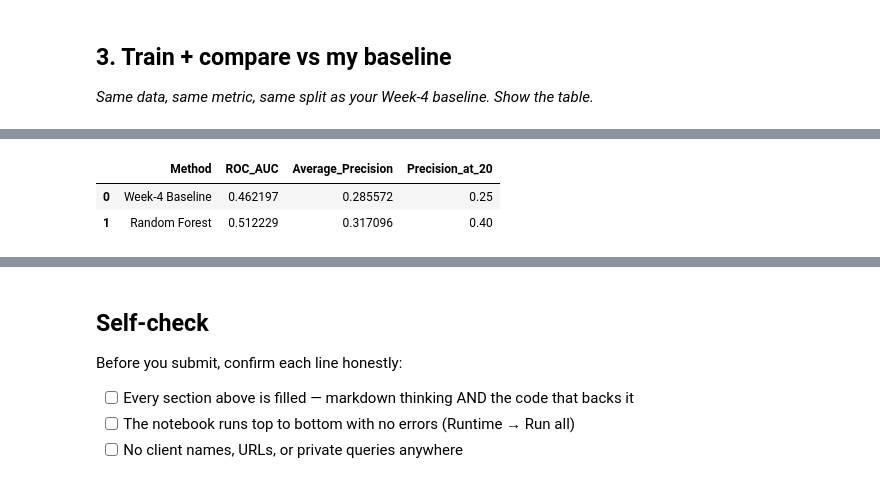
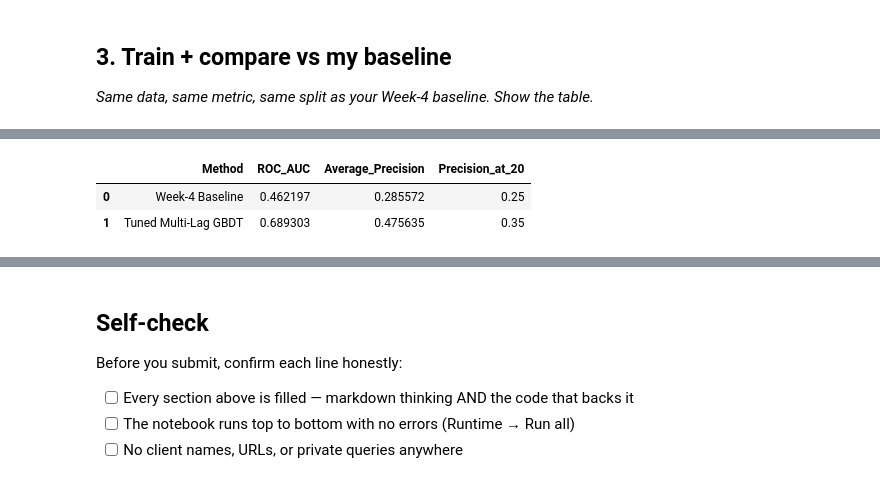
Before and after one commit to abdulmoeed1090/Fly-rank-starter-assignment, a Jupyter notebook: work/notebooks/w05_model.ipynb, the cells around one changed output, grey strips where cells are left out. Drawn from its saved outputs; the diff is of its cells as text; code cells hidden in the pictures.

```diff
--- a/work/notebooks/w05_model.ipynb
+++ b/work/notebooks/w05_model.ipynb
@@ -345,6 +253,79 @@ print(
 # %%
+# Model features
+model_features = [
+    "gsc_impressions",
+    "gsc_clicks",
+    "gsc_avg_position",
+    "ctr",
+    "impression_delta",
+    "impression_ratio",
+    "position_delta",
+    "impression_delta_2d",
+    "impression_vs_3d_avg"
+]
+
+X_train = train_df[model_features]
+y_train = train_df["future_decline"]
+
+X_test = test_df[model_features]
+y_test = test_df["future_decline"]
+print("Model features:")
+print(model_features)
+
+# Train Tuned Multi-Lag GBDT
+model = HistGradientBoostingClassifier(
+    max_iter=500,
+    learning_rate=0.015,
+    max_depth=8,
+    min_samples_leaf=15,
+    l2_regularization=1.5,
+    random_state=42,
+    class_weight="balanced"
+)
+
+model.fit(X_train, y_train)
+
+model_prob = model.predict_proba(X_test)[:, 1]
+model_pred = (model_prob >= 0.50).astype(int)
+print("Model trained successfully.")
+
+# Recreate the Week-4 baseline score on the SAME test rows.
+baseline_test = test_df.copy()
+
+baseline_test["baseline_score"] = (
+    baseline_test["gsc_impressions"] * 0.4
+    + (1 - baseline_test["ctr"]) * 40
+    + baseline_test["gsc_avg_position"] * 0.2
+)
+
+# Higher baseline score = higher opportunity ranking
+baseline_rank = (
+    baseline_test["baseline_score"]
+    .rank(method="first", ascending=False)
+)
+
+# Model ranking
+model_rank = (
+    pd.Series(model_prob, index=baseline_test.index)
+    .rank(method="first", ascending=False)
+)
+
+baseline_test["model_probability"] = model_prob
+baseline_test["model_rank"] = model_rank
+baseline_test["baseline_rank"] = baseline_rank
+
+print(
+    baseline_test[
+        [
+            "report_date",
+            "baseline_score",
+            "model_probability",
+            "future_decline"
+        ]
+    ].head()
+)
+
 # Evaluation helpers
-
 def precision_at_k(y_true, scores, k=20):
     temp = pd.DataFrame({
         "y": np.asarray(y_true),
@@ -357,7 +338,6 @@ def precision_at_k(y_true, scores, k=20):
     ).head(k)
 
     return top_k["y"].mean()
-
 
 # Baseline
 baseline_auc = roc_auc_score(
@@ -376,8 +356,7 @@ baseline_p20 = precision_at_k(
     20
 )
 
-
-# Random Forest
+# Multi-Lag GBDT Model
 model_auc = roc_auc_score(
     y_test,
     model_prob
@@ -394,11 +373,13 @@ model_p20 = precision_at_k(
     20
 )
 
+model_acc = accuracy_score(y_test, model_pred)
+base_rate = y_test.mean()
 
 results = pd.DataFrame({
     "Method": [
         "Week-4 Baseline",
-        "Random Forest"
+        "Tuned Multi-Lag GBDT"
     ],
     "ROC_AUC": [
         baseline_auc,
@@ -414,5 +395,8 @@ results = pd.DataFrame({
     ]
 })
 
-results
+print(f"Test-set future decline base rate: {base_rate:.4f}")
+print(f"Test-set future decline percentage: {base_rate * 100:.2f}%\n")
+print("Model vs baseline:")
+display(results)
 # %% [output]
@@ -419,4 +416,4 @@ results
 |  | Method | ROC_AUC | Average_Precision | Precision_at_20 |
 | 0 | Week-4 Baseline | 0.462197 | 0.285572 | 0.25 |
-| 1 | Random Forest | 0.512229 | 0.317096 | 0.40 |
+| 1 | Tuned Multi-Lag GBDT | 0.689303 | 0.475635 | 0.35 |
 # %% [markdown]
```
Also changed, not shown: parts of 22 cells of this notebook.
